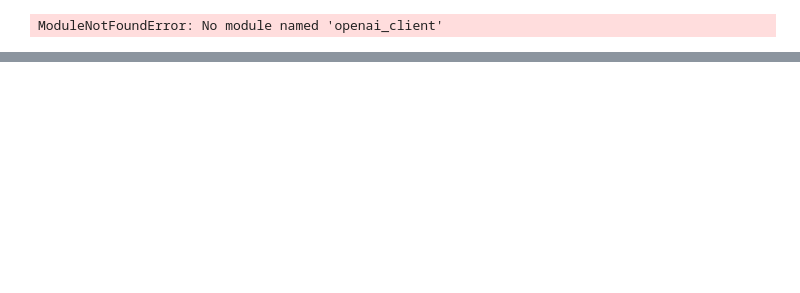
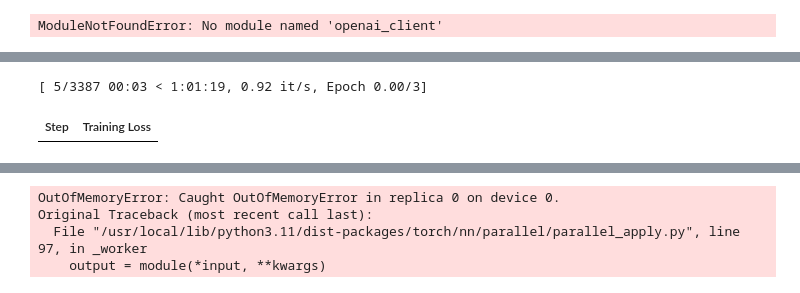
Before and after one commit to JCC-SWE/praxis-research, a Jupyter notebook: command-center.ipynb, the cells around one changed output, grey strips where cells are left out. Drawn from its saved outputs; the diff is of its cells as text; code cells hidden in the pictures; blank space fills up the shorter version.

Commit message:
Add runpod environment changes: updated notebooks, training scripts, and domain adaptation implementation

```diff
--- a/command-center.ipynb
+++ b/command-center.ipynb
@@ -207,0 +184,4 @@ ModuleNotFoundError: No module named 'openai_client'
+# %%
+model_path = "/workspace/praxis-research/base-model/qwen-2.5-3b/cache/models--Qwen--Qwen2.5-3B-Instruct/snapshots/aa8e72537993ba99e69dfaafa59ed015b17504d1"
+model, tokenizer = get_qwen_model(model_path)
+train_dataset = load_processed_data("./data/qwen_processed_data.pkl")
@@ -208,18 +390,17 @@ ModuleNotFoundError: No module named 'openai_client'
 # %%
-# ===== BLOCK 1: DOMAIN ADAPTATION TRAINING =====
-import sys
-sys.path.append('./phase2_dapt_implementation')
+# Updated Jupyter command-center.ipynb code
 
-from phase2_dapt_implementation.domain_adaptation import DAPTTrainer, load_processed_data
-from phase1_model_instantiation.model_setup import get_qwen_model
-# Load base model and data
-model, tokenizer = get_qwen_model()
-train_dataset = load_processed_data("./data/qwen_processed_data.pkl")
+# Load the dataset properly (unpack the tuple)
+train_dataset, metadata = load_processed_data("data/qwen_processed_data.pkl")
+print(f"Loaded {len(train_dataset):,} examples")
 
-print(f"Dataset loaded: {len(train_dataset)} examples")
-
-# Initialize trainer for 5 GPUs
-trainer = DAPTTrainer(model, tokenizer, output_dir="./phase2_dapt_implementation/ai_dapt", num_gpus=5)
+# Initialize trainer for 5 GPUs (UPDATED: use_multi_gpu instead of num_gpus)
+trainer = DAPTTrainer(
+    model,
+    tokenizer,
+    output_dir="./phase2_dapt_implementation/ai_dapt",
+    use_multi_gpu=True  # This automatically uses all available GPUs with DataParallel
+)
 
 # Setup training configuration
 trainer.setup_training(
@@ -230,15 +411,52 @@ trainer.setup_training(
     save_steps=500
 )
 
-# Execute training
+# Execute training - now passing just the dataset, not the tuple
 print("Starting DAPT training...")
-training_results = trainer.train(train_dataset)
+training_results = trainer.train(train_dataset)  # train_dataset is now the Dataset object, not tuple
 
 # Get metrics
 training_metrics = trainer.get_training_metrics()
 
-print(f"\nTraining Summary:")
-print(f"Time: {training_results['training_time_minutes']:.1f} minutes")
+# Enhanced results display
+print(f"\n{'='*50}")
+print(f"DAPT TRAINING COMPLETED")
+print(f"{'='*50}")
+print(f"Time: {training_results['training_time_minutes']:.1f} minutes ({training_results['training_time_minutes']/60:.1f} hours)")
 print(f"Final Loss: {training_results.get('final_loss', 'N/A')}")
-print(f"Model saved: {training_results['model_path']}")
+print(f"Total Steps: {training_results.get('total_steps', 'N/A'):,}")
+print(f"GPUs Used: {training_results.get('num_gpus_used', 'N/A')}")
+print(f"Dataset Size: {training_results.get('dataset_size', 'N/A'):,} examples")
+print(f"Model saved: {training_results.get('model_path', 'N/A')}")
 print(f"Success: {training_results.get('completed_successfully', False)}")
+
+# Display detailed metrics
+if training_metrics:
+    print(f"\n{'='*50}")
+    print(f"PERFORMANCE METRICS")
+    print(f"{'='*50}")
+    feasibility = training_metrics.get('training_feasibility', {})
+    efficiency = training_metrics.get('computational_efficiency', {})
+
+    print(f"Convergence: {'✅ Converged' if feasibility.get('converged', False) else '⚠️ Check convergence'}")
+    print(f"Processing Rate: {feasibility.get('examples_per_minute', 0):.1f} examples/minute")
+    print(f"Model Parameters: {efficiency.get('trainable_params', 'N/A')} trainable")
+    print(f"Training Mode: {efficiency.get('training_mode', 'N/A')}")
+    print(f"GPU Memory Used: {efficiency.get('gpu_memory_used_gb', 'N/A')} GB per GPU")
+    print(f"GPU Utilization: {efficiency.get('gpu_utilization', 'N/A')}")
+
+# Optional: Save results to file
+import json
+results_summary = {
+    "training_results": training_results,
+    "training_metrics": training_metrics,
+    "timestamp": time.strftime("%Y-%m-%d %H:%M:%S")
+}
+
+with open(f"./phase2_dapt_implementation/training_summary_{time.strftime('%Y%m%d_%H%M%S')}.json", 'w') as f:
+    json.dump(results_summary, f, indent=2)
+
+print(f"\n📄 Results saved to training summary file")
+print(f"🎉 DAPT training completed successfully!")
+print(f"🎉 DAPT training completed successfully!")
+# %% [output]
@@ -244,0 +480,2 @@ print(f"Success: {training_results.get('completed_successfully', False)}")
+[ 5/3387 00:03 < 1:01:19, 0.92 it/s, Epoch 0.00/3]
+| Step | Training Loss |
@@ -245,3 +499,7 @@ print(f"Success: {training_results.get('completed_successfully', False)}")
+OutOfMemoryError: Caught OutOfMemoryError in replica 0 on device 0.
+Original Traceback (most recent call last):
+  File "/usr/local/lib/python3.11/dist-packages/torch/nn/parallel/parallel_apply.py", line 97, in _worker
+    output = module(*input, **kwargs)
 # %%
 # ===== BLOCK 2: DAPT ENGINE EVALUATION =====
 import sys
```
Also changed, not shown: parts of 9 cells of this notebook, 3 other files.
